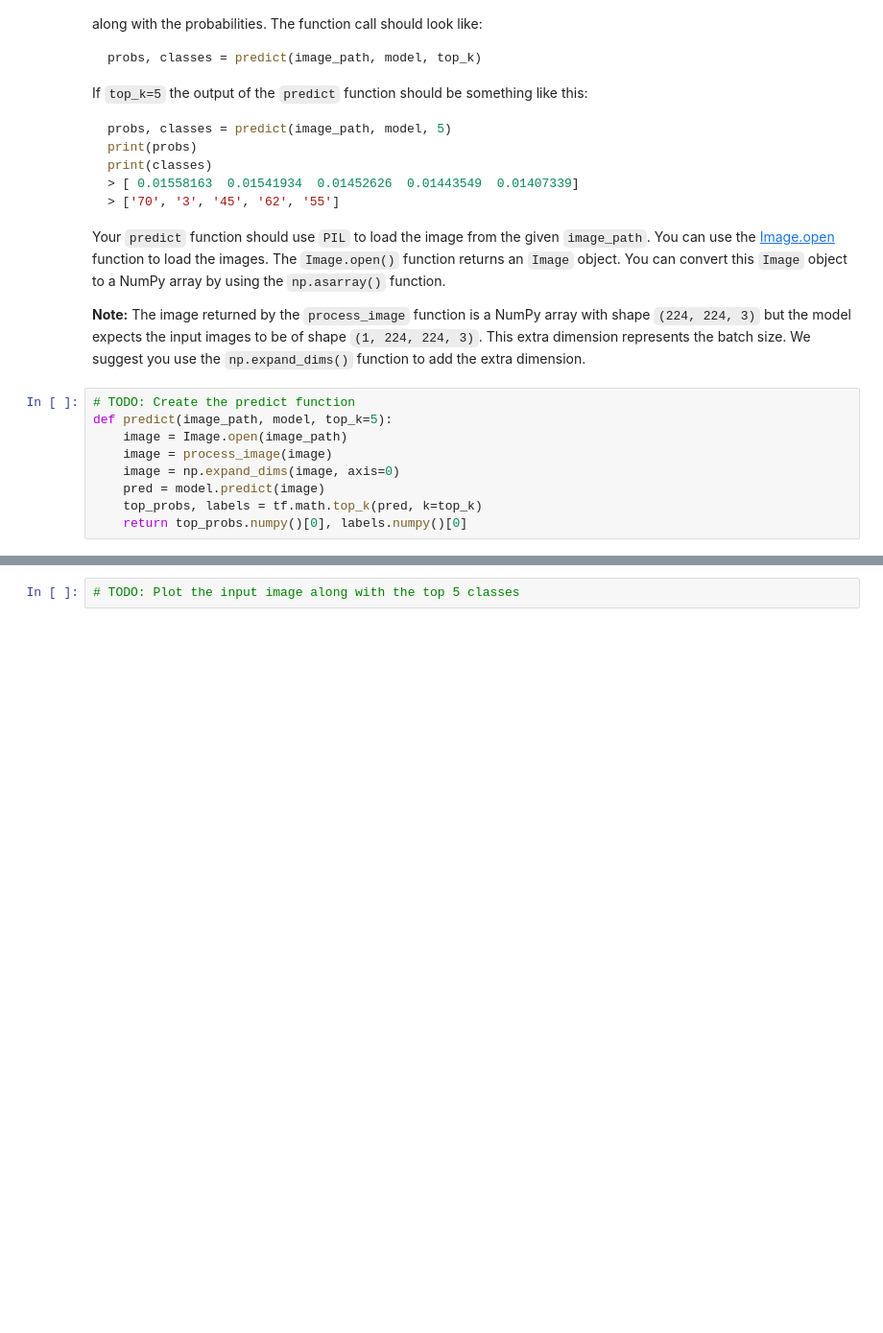
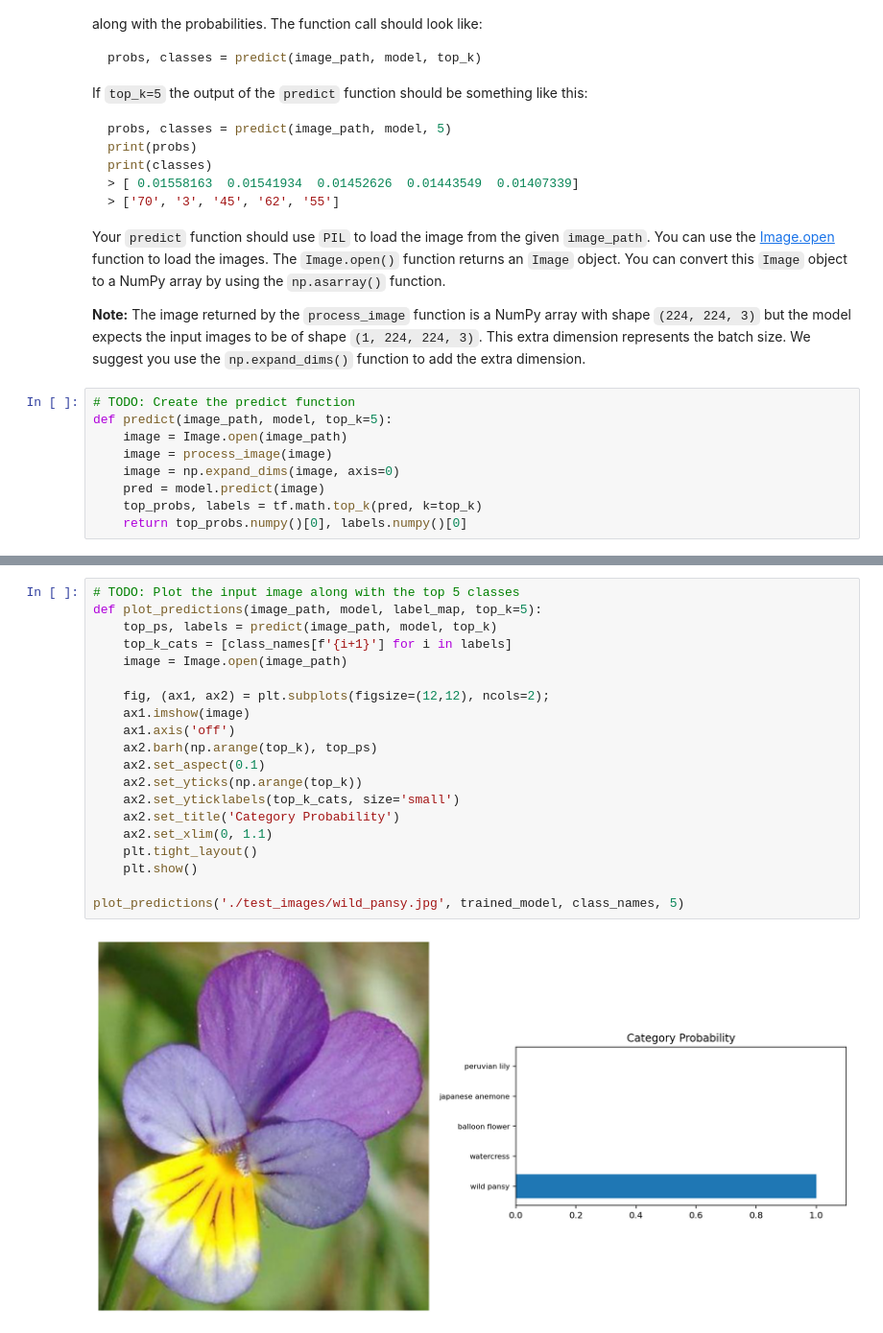
Before and after one commit to DanielPFlorian/Image-Classifier-TensorFlow, a Jupyter notebook: Project_Image_Classifier_Project.ipynb, the cells around one changed output, grey strips where cells are left out. Shown at 96% size. Drawn from its saved outputs; the diff is of its cells as text; blank space fills up the shorter version.

Commit message:
Create plot function and plot prediction classes

```diff
--- a/Project_Image_Classifier_Project.ipynb
+++ b/Project_Image_Classifier_Project.ipynb
@@ -424,5 +427,25 @@ In the cell below use `matplotlib` to plot the input image alongside the probabi
 <img src='assets/inference_example.png' width=600px>
 
 You can convert from the class integer labels to actual flower names using `class_names`.
-# %%
-# TODO: Plot the input image along with the top 5 classes
+# %%
+# TODO: Plot the input image along with the top 5 classes
+def plot_predictions(image_path, model, label_map, top_k=5):
+    top_ps, labels = predict(image_path, model, top_k)
+    top_k_cats = [class_names[f'{i+1}'] for i in labels]
+    image = Image.open(image_path)
+
+    fig, (ax1, ax2) = plt.subplots(figsize=(12,12), ncols=2);
+    ax1.imshow(image)
+    ax1.axis('off')
+    ax2.barh(np.arange(top_k), top_ps)
+    ax2.set_aspect(0.1)
+    ax2.set_yticks(np.arange(top_k))
+    ax2.set_yticklabels(top_k_cats, size='small')
+    ax2.set_title('Category Probability')
+    ax2.set_xlim(0, 1.1)
+    plt.tight_layout()
+    plt.show()
+
+plot_predictions('./test_images/wild_pansy.jpg', trained_model, class_names, 5)
+# %% [output]
+[figure, added]
```
Also changed, not shown: parts of 2 cells of this notebook, 1 other file.
